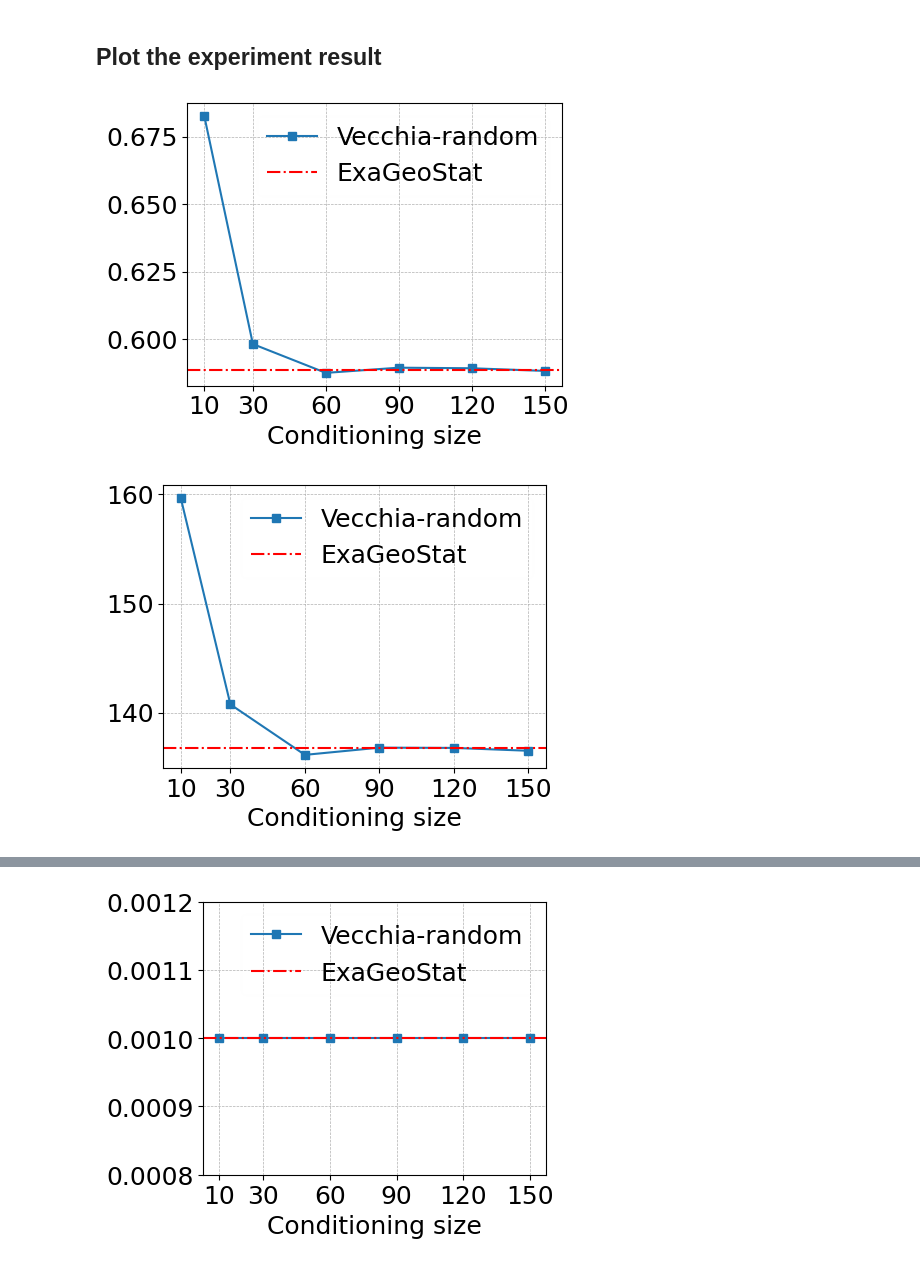
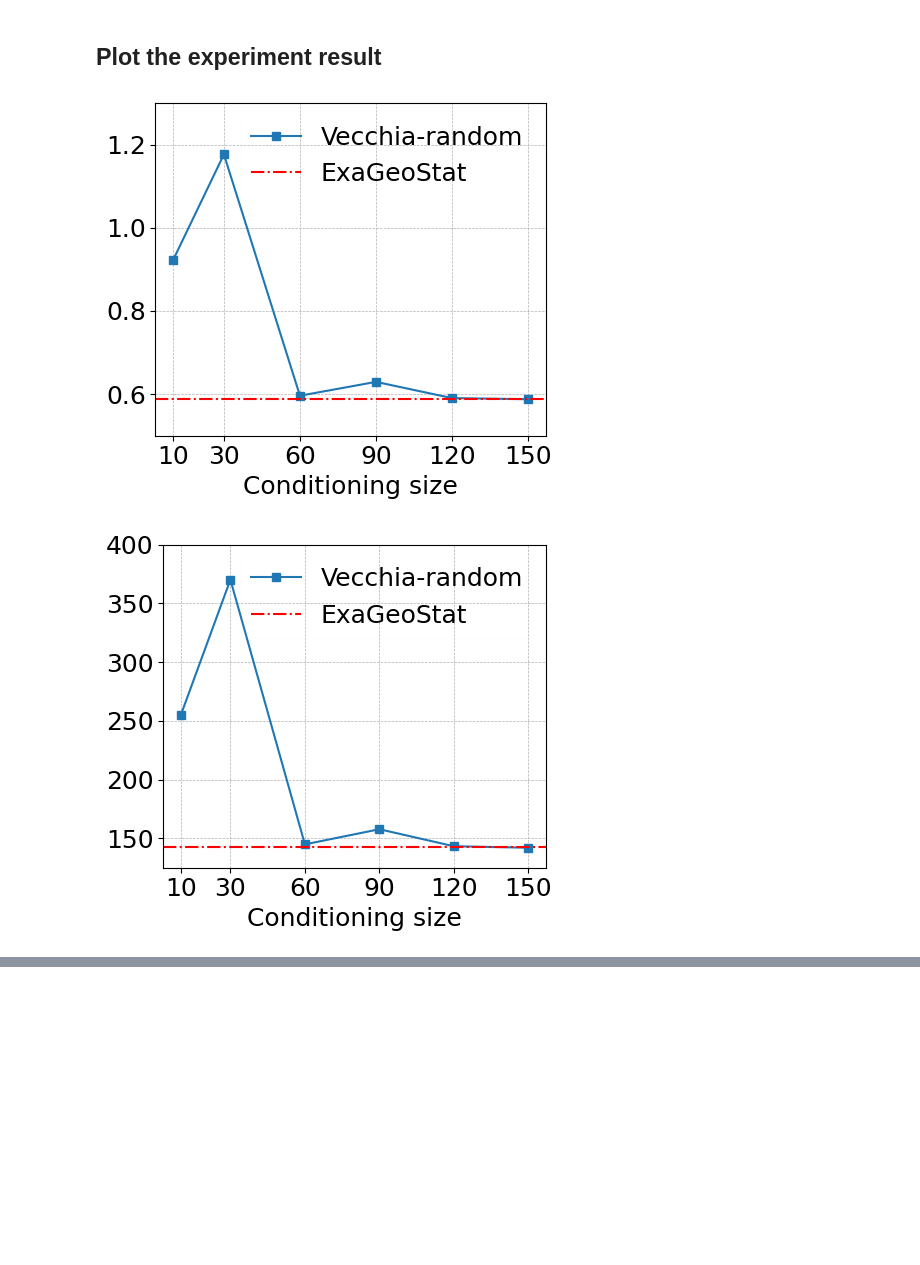
Before and after one commit to jack-pan-ai/Batched-Vecchia-Approximation, a Jupyter notebook: testing/realdataset_soil.ipynb, the cells around one changed output, grey strips where cells are left out. Cells and saved outputs as stored; diff of their text form; code cells hidden in the pictures; blank space fills up the shorter version.

```diff
--- a/testing/realdataset_soil.ipynb
+++ b/testing/realdataset_soil.ipynb
@@ -157,8 +157,8 @@ def read_results(locs_set, cs_set, ordering='random'):
         "Variance":[],
         "Range": [],
         "Smoothness": [],
-        "Nugget": [],
-        "log-likelihood":[]
+        # "Nugget": [],
+        # "log-likelihood":[]
     }
 
     for _los_num in locs_set:
@@ -178,8 +178,8 @@ def read_results(locs_set, cs_set, ordering='random'):
             results["Variance"].append(float(second_line[1])) # iteration
             results["Range"].append(float(second_line[2]) * 9348.317) # iteration
             results["Smoothness"].append(float(second_line[3])) # iteration
-            results["Nugget"].append(float(second_line[4])) # iteration
-            results["log-likelihood"].append(float(second_line[5])) # iteration
+            # results["Nugget"].append(float(second_line[4])) # iteration
+            # results["log-likelihood"].append(float(second_line[5])) # iteration
     return results
 
 results_250k_random = read_results([250000], [10, 30, 60, 90, 120, 150], 'random')
@@ -188,7 +188,7 @@ results_250k_random = read_results([250000], [10, 30, 60, 90, 120, 150], 'random
 # results_500k_morton = read_results([500000], [10, 30, 60, 90, 120], 'morton')
 
 def plot_params(results, param_name, ylabel, fig_path, problem_size, results_ylim):
-    plt.figure(figsize=(5, 4))
+    plt.figure(figsize=(5, 4.5))
     results_random, results_morton = results
 
     plt.plot(results_random['cs_num'], results_random[param_name],
@@ -200,21 +200,25 @@ def plot_params(results, param_name, ylabel, fig_path, problem_size, results_yli
             plt.axhline(y=153, color='r',  linewidth=1.5,
                         label='ExaGeoStat', linestyle='-.')
         elif (param_name == 'Variance'):
-            plt.axhline(y=0.58860227, color='r',  linewidth=1.5,
+            # pass
+            plt.axhline(y=0.58779465, color='r',  linewidth=1.5,
                         label='ExaGeoStat', linestyle='-.')
-            # plt.ylim(0.55, 0.75)
+            plt.ylim(0.5, 1.3)
         elif (param_name == 'Range'):
-            plt.axhline(y=0.01463096 * 9348.317, color='r',  linewidth=1.5,
+            # pass
+            plt.axhline(y=0.01521519 * 9348.317, color='r',  linewidth=1.5,
                         label='ExaGeoStat', linestyle='-.')
-            # plt.ylim(35, 50)
+            plt.ylim(125, 400)
         elif (param_name == 'Smoothness'):
-            plt.axhline(y=0.71244567, color='r',  linewidth=1.5,
+            # pass
+            plt.axhline(y=0.70618152, color='r',  linewidth=1.5,
                         label='ExaGeoStat', linestyle='-.')
-            # plt.ylim(0.685, 0.75)
+            plt.ylim(0.66, 0.72)
         elif (param_name == 'Nugget'):
-            plt.axhline(y=0.001, color='r',  linewidth=1.5,
-                        label='ExaGeoStat', linestyle='-.')
-            plt.ylim(0.0008, 0.0012)
+            pass
+            # plt.axhline(y=0.001, color='r',  linewidth=1.5,
+                        # label='ExaGeoStat', linestyle='-.')
+            # plt.ylim(0.0008, 0.0012)
         elif (param_name == 'log-likelihood'):
             # plt.axhline(y=-69549.225444160518236458/10000, color='r',  linewidth=1.5,
             #             label='ExaGeoStat', linestyle='-.')
@@ -236,27 +240,27 @@ def plot_params(results, param_name, ylabel, fig_path, problem_size, results_yli
 # %%
 # param_names = list(results_250k_random.keys())[2:-1]
 # ylabel_names = ["Iterations", r"$\hat\sigma^2$",  r"$\hat \beta$", r"$\hat \alpha$", 'Log-likelihood']
 
-param_names= list(results_250k_random.keys())[2:-1]
+param_names= list(results_250k_random.keys())[2:]
 ylabel_names = ["Iterations", r"$\hat\sigma^2$",  r"$\hat \beta$", r"$\hat \alpha$", r"$\hat \sigma^2_0$", 'Log-likelihood']
 
 figpath = './fig/soil_results'
 if not os.path.exists(figpath):
     os.mkdir(figpath)
 
 for _param_name, _ylabel_name in zip(param_names, ylabel_names):
     plot_params(results=[results_250k_random, []],
                 param_name = _param_name,
                 ylabel=_ylabel_name, fig_path=figpath,
                 problem_size=2500000,
                 results_ylim = [[], []])
 
 # for _param_name, _ylabel_name in zip(param_names, ylabel_names):
 #     plot_params(results=[results_250k_random, results_250k_morton],
 #                 param_name = _param_name,
 #                 ylabel=_ylabel_name, fig_path=figpath,
 #                 problem_size=2500000,
 #                 results_ylim = [results_500k_random, results_500k_morton])
 # %% [output]
-[figure, old version]
+[figure, new version]
-[figure, old version]
+[figure, new version]
@@ -264,4 +268,3 @@ for _param_name, _ylabel_name in zip(param_names, ylabel_names):
-[figure, removed]
 # %%
 # if not os.path.exists(figpath):
 #     os.mkdir(figpath)
```
Also changed, not shown: parts of 1 cell of this notebook, 5 other files.
